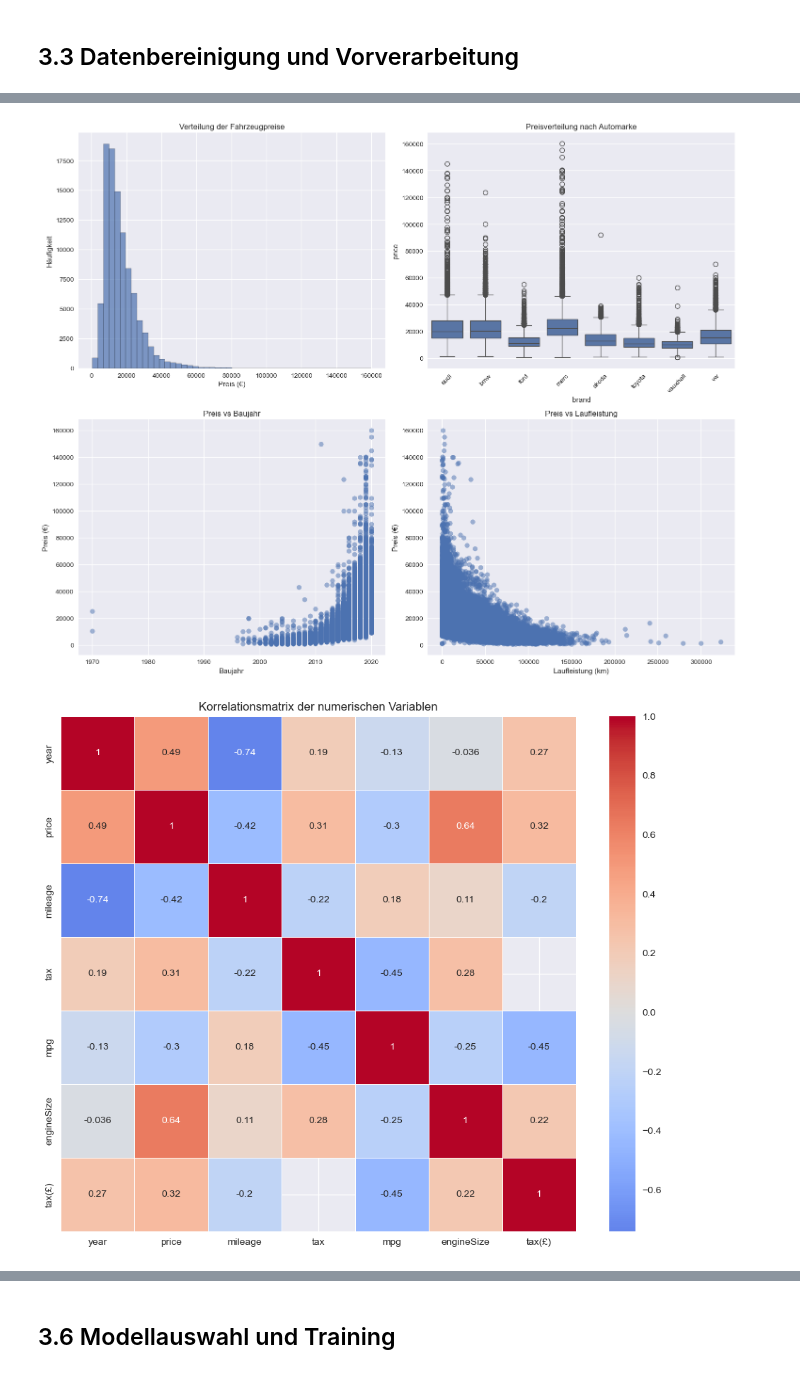
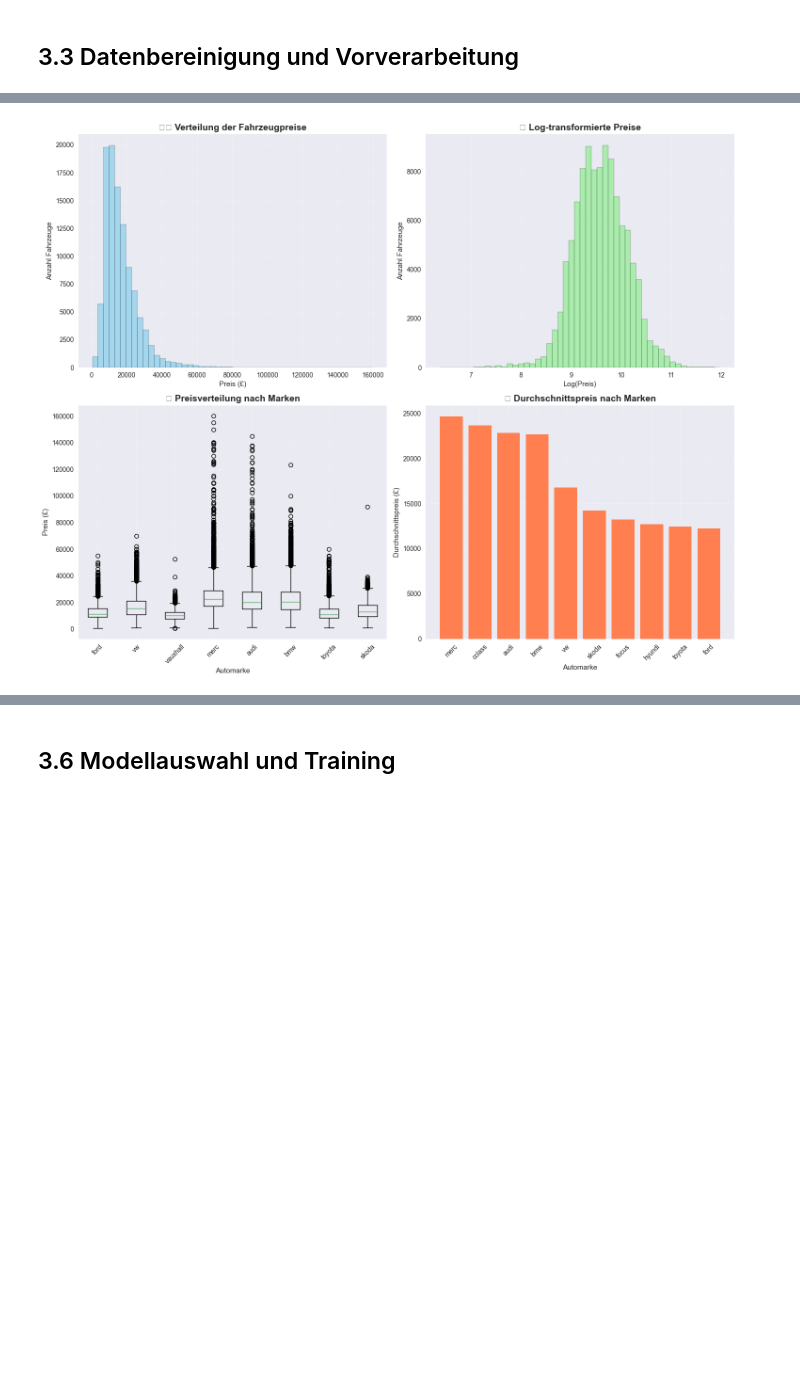
Before and after one commit to Osamaiqji89/Preisvorhersage_von_Gebrauchtwagen, a Jupyter notebook: Preisvorhersage_Gebrauchtwagen.ipynb, the cells around one changed output, grey strips where cells are left out. Cells and saved outputs as stored; diff of their text form; code cells hidden in the pictures; blank space fills up the shorter version.

```diff
--- a/Preisvorhersage_Gebrauchtwagen.ipynb
+++ b/Preisvorhersage_Gebrauchtwagen.ipynb
@@ -961,43 +1329,50 @@ Korrelation der Variablen mit dem Preis:
 # %%
-# 1. Preisverteilung analysieren
+# 1. Preisverteilung
 fig, axes = plt.subplots(2, 2, figsize=(15, 12))
 
 # Histogramm der Preise
-axes[0,0].hist(df['price'], bins=50, edgecolor='black', alpha=0.7)
-axes[0,0].set_title('Verteilung der Fahrzeugpreise')
-axes[0,0].set_xlabel('Preis (€)')
-axes[0,0].set_ylabel('Häufigkeit')
+axes[0,0].hist(cleaned_data['price'], bins=50, alpha=0.7, color='skyblue', edgecolor='black')
+axes[0,0].set_title('🏷️ Verteilung der Fahrzeugpreise', fontsize=14, fontweight='bold')
+axes[0,0].set_xlabel('Preis (£)')
+axes[0,0].set_ylabel('Anzahl Fahrzeuge')
+axes[0,0].grid(True, alpha=0.3)
 
-# Boxplot der Preise nach Marke
-top_brands = df['brand'].value_counts().head(8).index
-df_top_brands = df[df['brand'].isin(top_brands)]
-sns.boxplot(data=df_top_brands, x='brand', y='price', ax=axes[0,1])
-axes[0,1].set_title('Preisverteilung nach Automarke')
-axes[0,1].tick_params(axis='x', rotation=45)
+# Log-Transformation der Preise
+axes[0,1].hist(np.log(cleaned_data['price']), bins=50, alpha=0.7, color='lightgreen', edgecolor='black')
+axes[0,1].set_title('📊 Log-transformierte Preise', fontsize=14, fontweight='bold')
+axes[0,1].set_xlabel('Log(Preis)')
+axes[0,1].set_ylabel('Anzahl Fahrzeuge')
+axes[0,1].grid(True, alpha=0.3)
 
-# Preis vs Baujahr
-axes[1,0].scatter(df['year'], df['price'], alpha=0.5)
-axes[1,0].set_title('Preis vs Baujahr')
-axes[1,0].set_xlabel('Baujahr')
-axes[1,0].set_ylabel('Preis (€)')
+# Boxplot nach Marken
+brands_to_show = cleaned_data['brand'].value_counts().head(8).index
+brand_data = cleaned_data[cleaned_data['brand'].isin(brands_to_show)]
+axes[1,0].boxplot([brand_data[brand_data['brand'] == brand]['price'] for brand in brands_to_show],
+                  labels=brands_to_show)
+axes[1,0].set_title('📦 Preisverteilung nach Marken', fontsize=14, fontweight='bold')
+axes[1,0].set_xlabel('Automarke')
+axes[1,0].set_ylabel('Preis (£)')
+axes[1,0].tick_params(axis='x', rotation=45)
+axes[1,0].grid(True, alpha=0.3)
 
-# Preis vs Laufleistung
-axes[1,1].scatter(df['mileage'], df['price'], alpha=0.5)
-axes[1,1].set_title('Preis vs Laufleistung')
-axes[1,1].set_xlabel('Laufleistung (km)')
-axes[1,1].set_ylabel('Preis (€)')
+# Durchschnittspreis nach Marken
+brand_avg_price = cleaned_data.groupby('brand')['price'].mean().sort_values(ascending=False).head(10)
+axes[1,1].bar(range(len(brand_avg_price)), brand_avg_price.values, color='coral')
+axes[1,1].set_title('💰 Durchschnittspreis nach Marken', fontsize=14, fontweight='bold')
+axes[1,1].set_xlabel('Automarke')
+axes[1,1].set_ylabel('Durchschnittspreis (£)')
+axes[1,1].set_xticks(range(len(brand_avg_price)))
+axes[1,1].set_xticklabels(brand_avg_price.index, rotation=45)
+axes[1,1].grid(True, alpha=0.3)
 
 plt.tight_layout()
 plt.show()
 
-# 2. Korrelationsanalyse
-
-plt.figure(figsize=(10, 8))
-sns.heatmap(correlation_matrix, annot=True, cmap='coolwarm', center=0,
-            square=True, linewidths=0.5)
-plt.title('Korrelationsmatrix der numerischen Variablen')
-plt.tight_layout()
-plt.show()
+# Statistiken ausgeben
+print("📊 PREISSTATISTIKEN NACH MARKEN:")
+print("=" * 50)
+brand_stats = cleaned_data.groupby('brand')['price'].agg(['count', 'mean', 'median', 'std']).round(2)
+brand_stats = brand_stats.sort_values('mean', ascending=False)
+print(brand_stats)
 # %% [output]
-[figure, old version]
+[figure, new version]
-[figure, removed]
```
Also changed, not shown: parts of 68 cells of this notebook.
